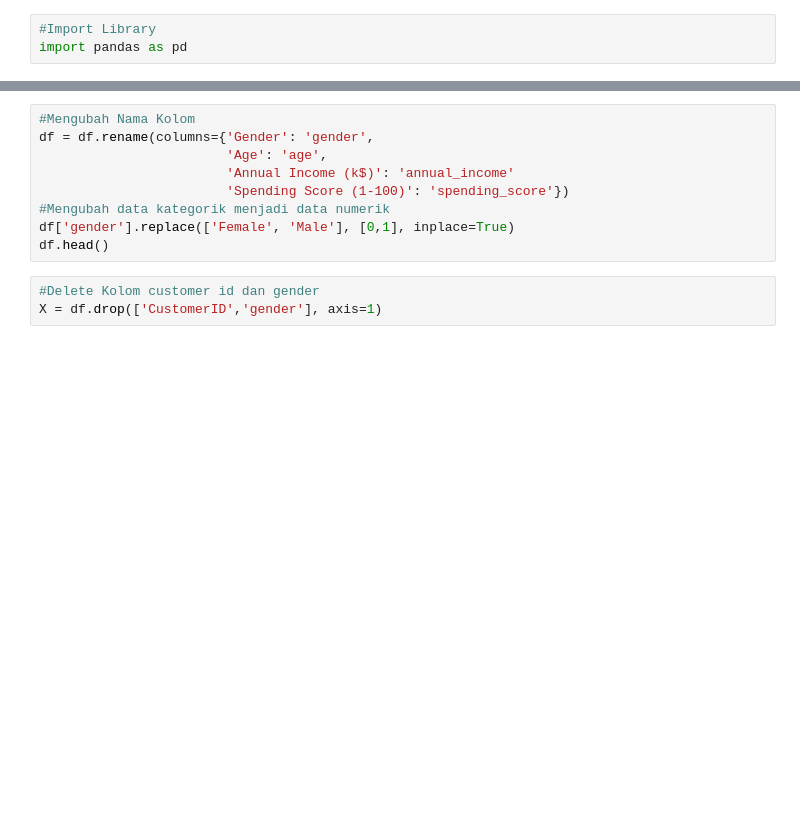
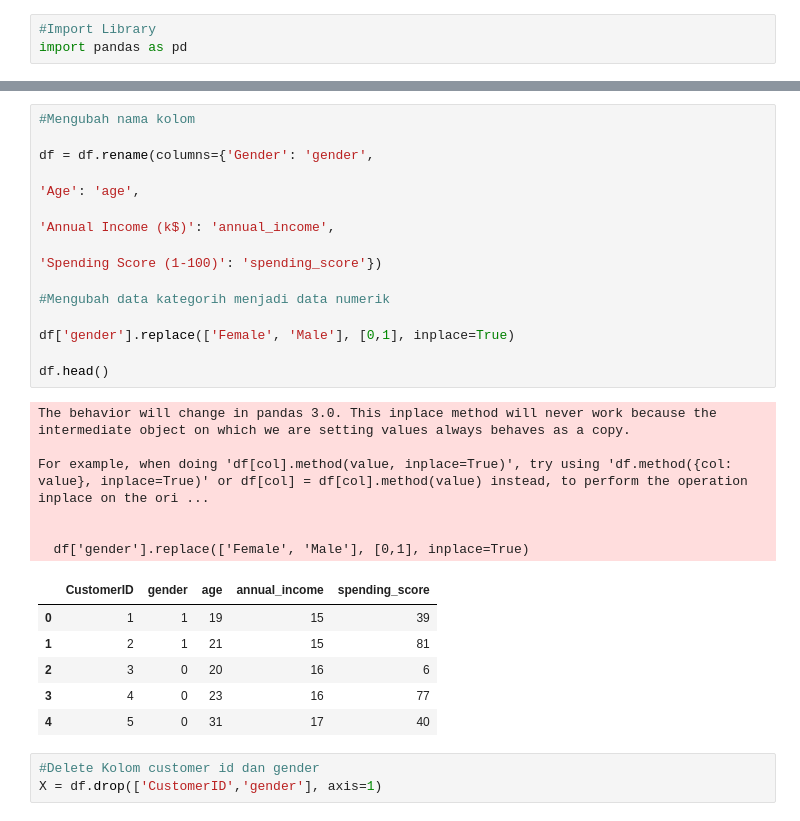
Before and after one commit to AprillianPutraPratama01/UJSP, a Jupyter notebook: Pelatihan_ujsp_6.ipynb, the cells around one changed output, grey strips where cells are left out. Cells and saved outputs as stored; diff of their text form; blank space fills up the shorter version.

```diff
--- a/Pelatihan_ujsp_6.ipynb
+++ b/Pelatihan_ujsp_6.ipynb
@@ -21,14 +21,34 @@ df.head(3)
 | 1 | 2 | Male | 21 | 15 | 81 |
 | 2 | 3 | Female | 20 | 16 | 6 |
 # %%
-#Mengubah Nama Kolom
+#Mengubah nama kolom
+
 df = df.rename(columns={'Gender': 'gender',
-                        'Age': 'age',
-                        'Annual Income (k$)': 'annual_income'
-                        'Spending Score (1-100)': 'spending_score'})
-#Mengubah data kategorik menjadi data numerik
+
+'Age': 'age',
+
+'Annual Income (k$)': 'annual_income',
+
+'Spending Score (1-100)': 'spending_score'})
+
+#Mengubah data kategorih menjadi data numerik
+
 df['gender'].replace(['Female', 'Male'], [0,1], inplace=True)
+
 df.head()
+# %% [output]
+The behavior will change in pandas 3.0. This inplace method will never work because the intermediate object on which we are setting values always behaves as a copy.
+
+For example, when doing 'df[col].method(value, inplace=True)', try using 'df.method({col: value}, inplace=True)' or df[col] = df[col].method(value) instead, to perform the operation inplace on the ori ...
+
+
+  df['gender'].replace(['Female', 'Male'], [0,1], inplace=True)
+|  | CustomerID | gender | age | annual_income | spending_score |
+| 0 | 1 | 1 | 19 | 15 | 39 |
+| 1 | 2 | 1 | 21 | 15 | 81 |
+| 2 | 3 | 0 | 20 | 16 | 6 |
+| 3 | 4 | 0 | 23 | 16 | 77 |
+| 4 | 5 | 0 | 31 | 17 | 40 |
 # %%
 #Delete Kolom customer id dan gender
 X = df.drop(['CustomerID','gender'], axis=1)
```
Also changed, not shown: parts of 7 cells of this notebook.
